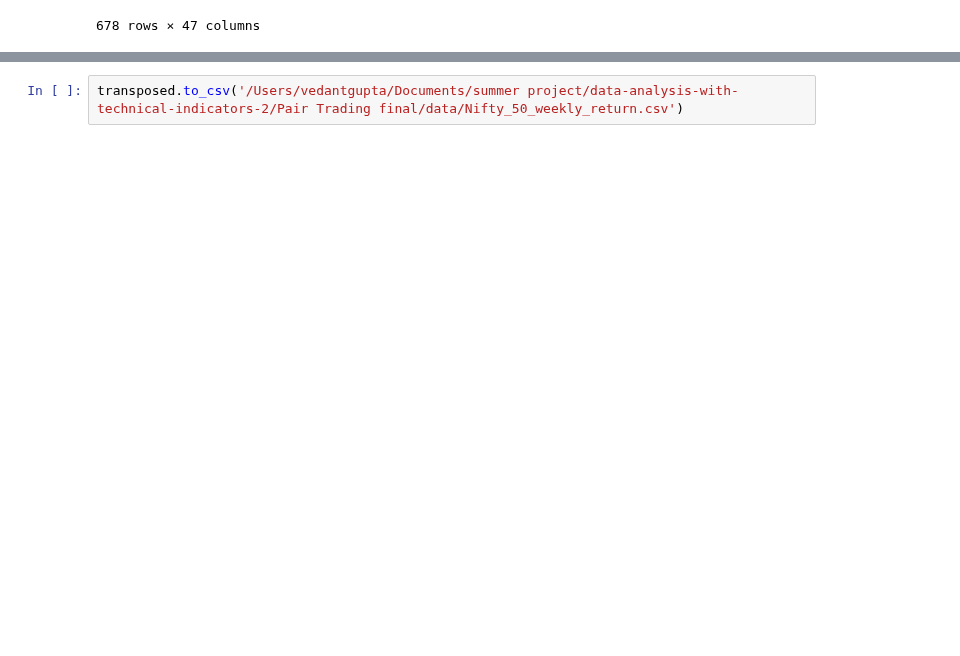
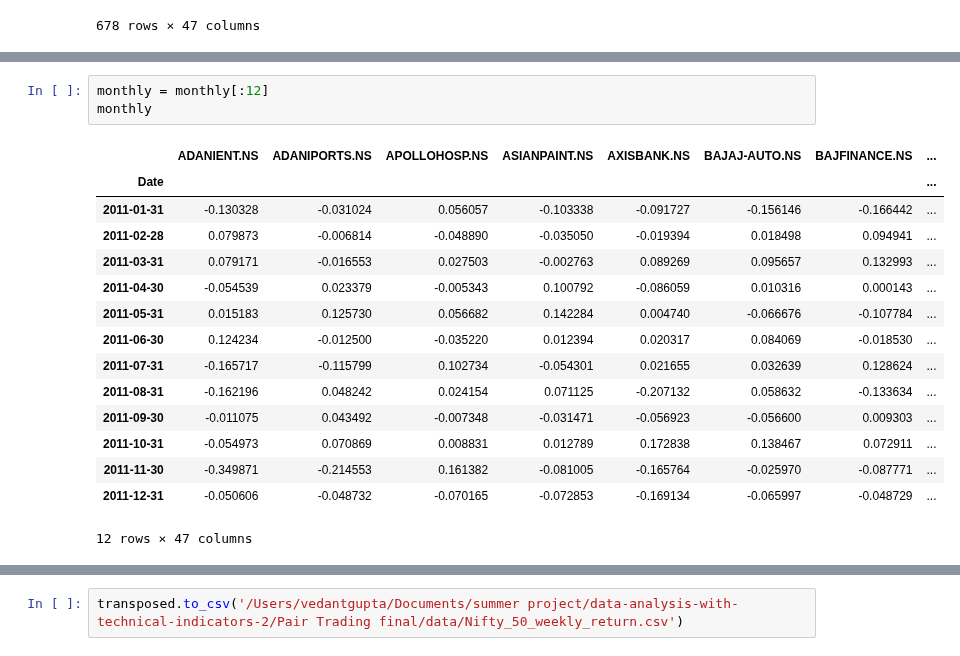
Before and after one commit to vedant2423/data-analysis-with-technical-indicators, a Jupyter notebook: Pair Trading final/notebooks/clustering.ipynb, the cells around one changed output, grey strips where cells are left out. Drawn from its saved outputs; the diff is of its cells as text; blank space fills up the shorter version.

```diff
--- a/Pair Trading final/notebooks/clustering.ipynb
+++ b/Pair Trading final/notebooks/clustering.ipynb
@@ -138 +137,20 @@ weekly
+# %%
+monthly = monthly[:12]
+monthly
+# %% [output]
+|  | ADANIENT.NS | ADANIPORTS.NS | APOLLOHOSP.NS | ASIANPAINT.NS | AXISBANK.NS | BAJAJ-AUTO.NS | BAJFINANCE.NS | ... |
+| Date |  |  |  |  |  |  |  | ... |
+| 2011-01-31 | -0.130328 | -0.031024 | 0.056057 | -0.103338 | -0.091727 | -0.156146 | -0.166442 | ... |
+| 2011-02-28 | 0.079873 | -0.006814 | -0.048890 | -0.035050 | -0.019394 | 0.018498 | 0.094941 | ... |
+| 2011-03-31 | 0.079171 | -0.016553 | 0.027503 | -0.002763 | 0.089269 | 0.095657 | 0.132993 | ... |
+| 2011-04-30 | -0.054539 | 0.023379 | -0.005343 | 0.100792 | -0.086059 | 0.010316 | 0.000143 | ... |
+| 2011-05-31 | 0.015183 | 0.125730 | 0.056682 | 0.142284 | 0.004740 | -0.066676 | -0.107784 | ... |
+| 2011-06-30 | 0.124234 | -0.012500 | -0.035220 | 0.012394 | 0.020317 | 0.084069 | -0.018530 | ... |
+| 2011-07-31 | -0.165717 | -0.115799 | 0.102734 | -0.054301 | 0.021655 | 0.032639 | 0.128624 | ... |
+| 2011-08-31 | -0.162196 | 0.048242 | 0.024154 | 0.071125 | -0.207132 | 0.058632 | -0.133634 | ... |
+| 2011-09-30 | -0.011075 | 0.043492 | -0.007348 | -0.031471 | -0.056923 | -0.056600 | 0.009303 | ... |
+| 2011-10-31 | -0.054973 | 0.070869 | 0.008831 | 0.012789 | 0.172838 | 0.138467 | 0.072911 | ... |
+| 2011-11-30 | -0.349871 | -0.214553 | 0.161382 | -0.081005 | -0.165764 | -0.025970 | -0.087771 | ... |
+| 2011-12-31 | -0.050606 | -0.048732 | -0.070165 | -0.072853 | -0.169134 | -0.065997 | -0.048729 | ... |
+12 rows × 47 columns
 # %%
```
Also changed, not shown: parts of 4 cells of this notebook, 2 other files.
